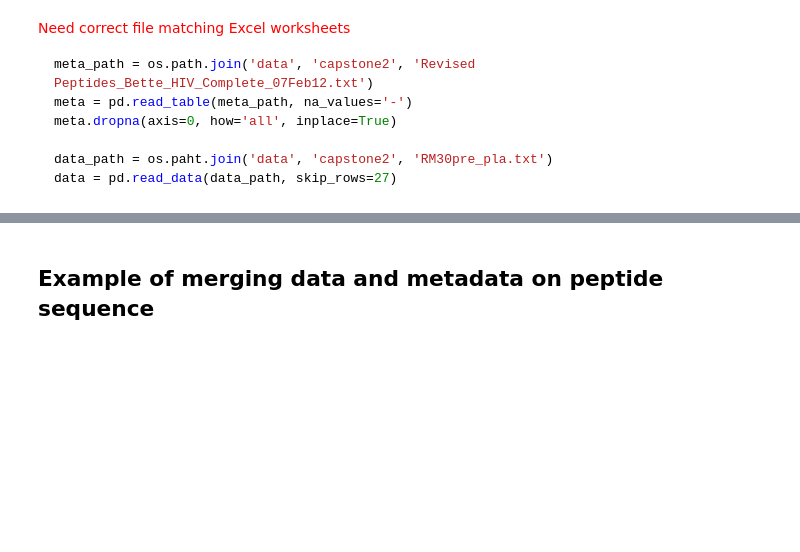
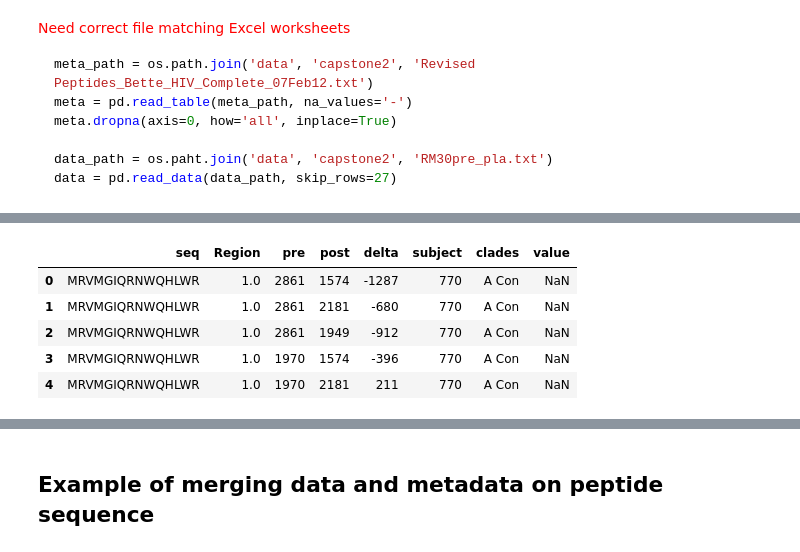
Before and after one commit to cliburn/cfar-data-workshop-2016, a Jupyter notebook: Capstone2.ipynb, the cells around one changed output, grey strips where cells are left out. Drawn from its saved outputs; the diff is of its cells as text; code cells hidden in the pictures; blank space fills up the shorter version.

```diff
--- a/Capstone2.ipynb
+++ b/Capstone2.ipynb
@@ -82,0 +131,9 @@ Index(['Flags', 'Normalisation', 'AutoFlag', 'Block', 'Column', 'Row', 'Name',
+# %%
+df.head()
+# %% [output]
+|  | seq | Region | pre | post | delta | subject | clades | value |
+| 0 | MRVMGIQRNWQHLWR | 1.0 | 2861 | 1574 | -1287 | 770 | A Con | NaN |
+| 1 | MRVMGIQRNWQHLWR | 1.0 | 2861 | 2181 | -680 | 770 | A Con | NaN |
+| 2 | MRVMGIQRNWQHLWR | 1.0 | 2861 | 1949 | -912 | 770 | A Con | NaN |
+| 3 | MRVMGIQRNWQHLWR | 1.0 | 1970 | 1574 | -396 | 770 | A Con | NaN |
+| 4 | MRVMGIQRNWQHLWR | 1.0 | 1970 | 2181 | 211 | 770 | A Con | NaN |
```
Also changed, not shown: parts of 20 cells of this notebook, 22 other files.
